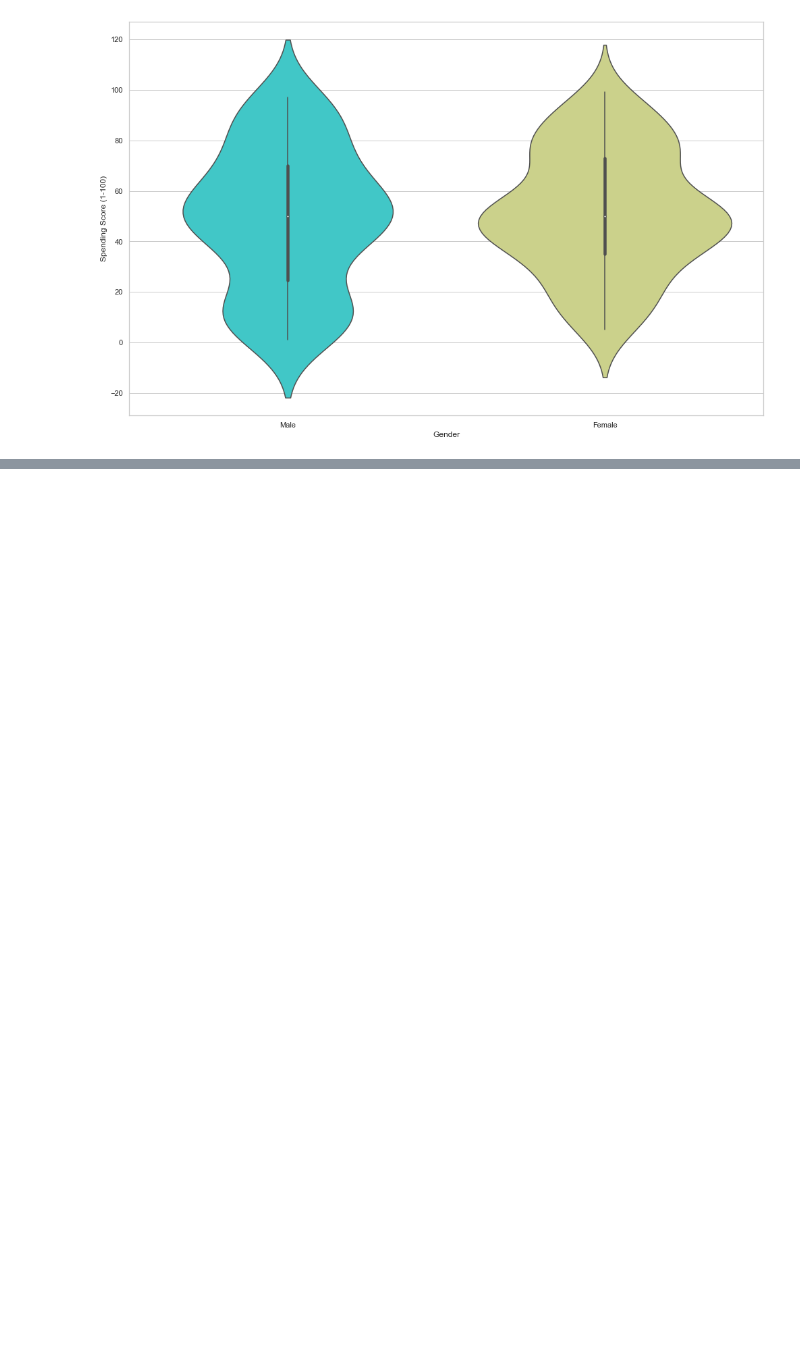
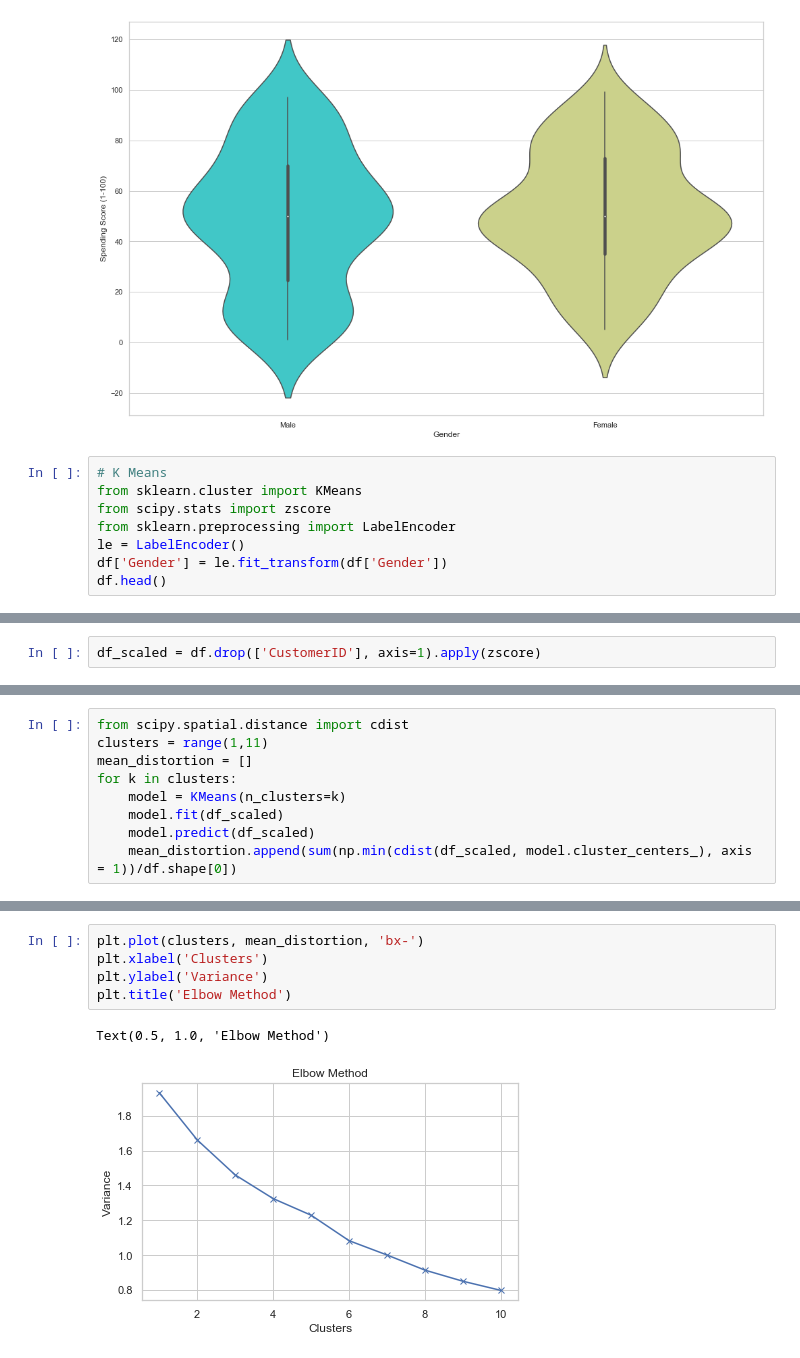
Before and after one commit to bharat619/AIML, a Jupyter notebook: Unsupervised Learning/PRACTICE/Untitled.ipynb, the cells around one changed output, grey strips where cells are left out. Cells and saved outputs as stored; diff of their text form; blank space fills up the shorter version.

```diff
--- a/Unsupervised Learning/PRACTICE/Untitled.ipynb
+++ b/Unsupervised Learning/PRACTICE/Untitled.ipynb
@@ -118,3 +118,11 @@ sns.violinplot(df['Gender'], df['Spending Score (1-100)'], palette='rainbow')
 # %% [output]
 <matplotlib.axes._subplots.AxesSubplot at 0x...>
 [figure]
+# %%
+# K Means
+from sklearn.cluster import KMeans
+from scipy.stats import zscore
+from sklearn.preprocessing import LabelEncoder
+le = LabelEncoder()
+df['Gender'] = le.fit_transform(df['Gender'])
+df.head()
@@ -120,0 +136,2 @@ sns.violinplot(df['Gender'], df['Spending Score (1-100)'], palette='rainbow')
+# %%
+df_scaled = df.drop(['CustomerID'], axis=1).apply(zscore)
@@ -120,0 +147,9 @@ sns.violinplot(df['Gender'], df['Spending Score (1-100)'], palette='rainbow')
+# %%
+from scipy.spatial.distance import cdist
+clusters = range(1,11)
+mean_distortion = []
+for k in clusters:
+    model = KMeans(n_clusters=k)
+    model.fit(df_scaled)
+    model.predict(df_scaled)
+    mean_distortion.append(sum(np.min(cdist(df_scaled, model.cluster_centers_), axis = 1))/df.shape[0])
@@ -120,0 +168,8 @@ sns.violinplot(df['Gender'], df['Spending Score (1-100)'], palette='rainbow')
+# %%
+plt.plot(clusters, mean_distortion, 'bx-')
+plt.xlabel('Clusters')
+plt.ylabel('Variance')
+plt.title('Elbow Method')
+# %% [output]
+Text(0.5, 1.0, 'Elbow Method')
+[figure, added]
```
Also changed, not shown: parts of 28 cells of this notebook.
